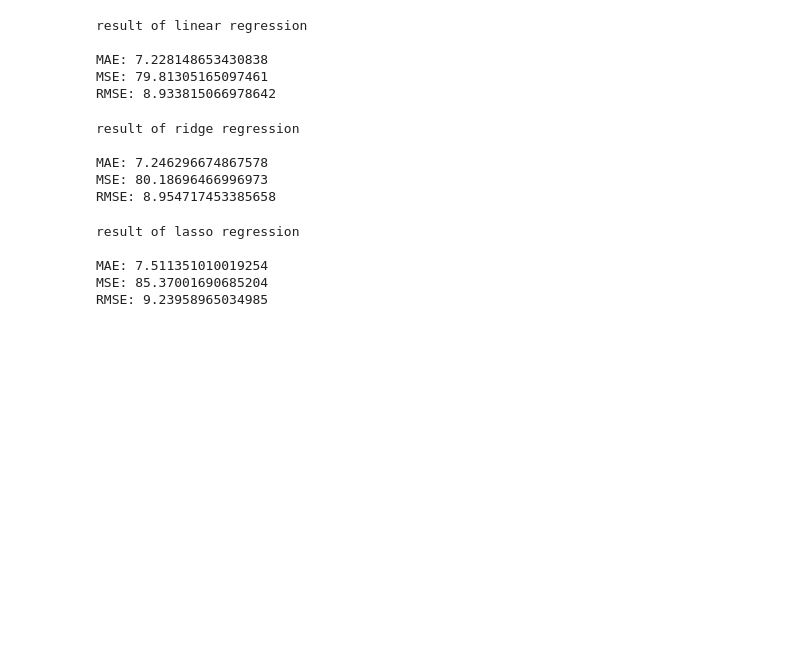
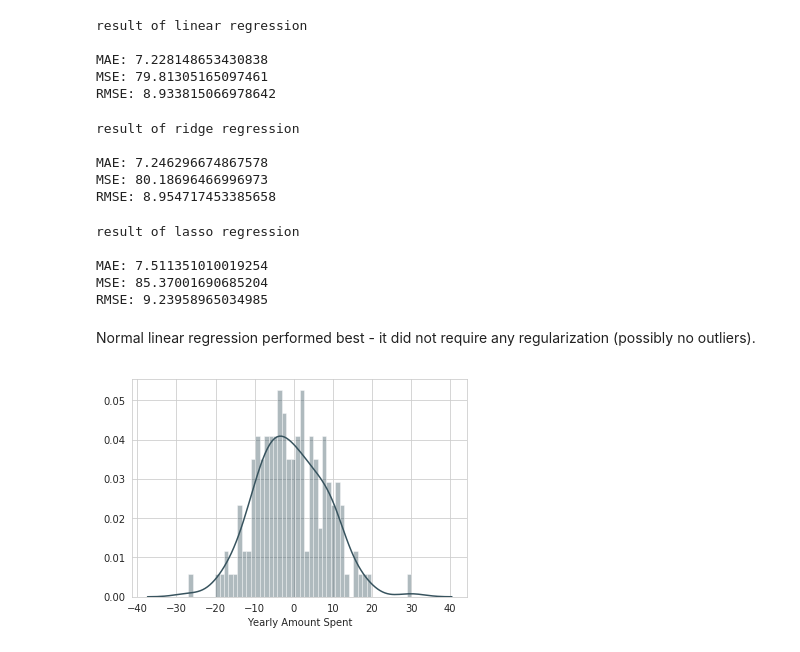
Before and after one commit to dking21/E-commerce-Customer-Analysis, a Jupyter notebook: progress_notebook.ipynb, the cells around one changed output. Drawn from its saved outputs; the diff is of its cells as text; code cells hidden in the pictures; blank space fills up the shorter version.

```diff
--- a/progress_notebook.ipynb
+++ b/progress_notebook.ipynb
@@ -208,3 +208,9 @@ result of lasso regression
 MAE: 7.511351010019254
 MSE: 85.37001690685204
 RMSE: 9.23958965034985
+# %% [markdown]
+Normal linear regression performed best - it did not require any regularization (possibly no outliers).
+# %%
+sns.distplot((y_test-prediction_linear),bins=50);
+# %% [output]
+[figure, added]
```
Also changed, not shown: parts of 7 cells of this notebook.
